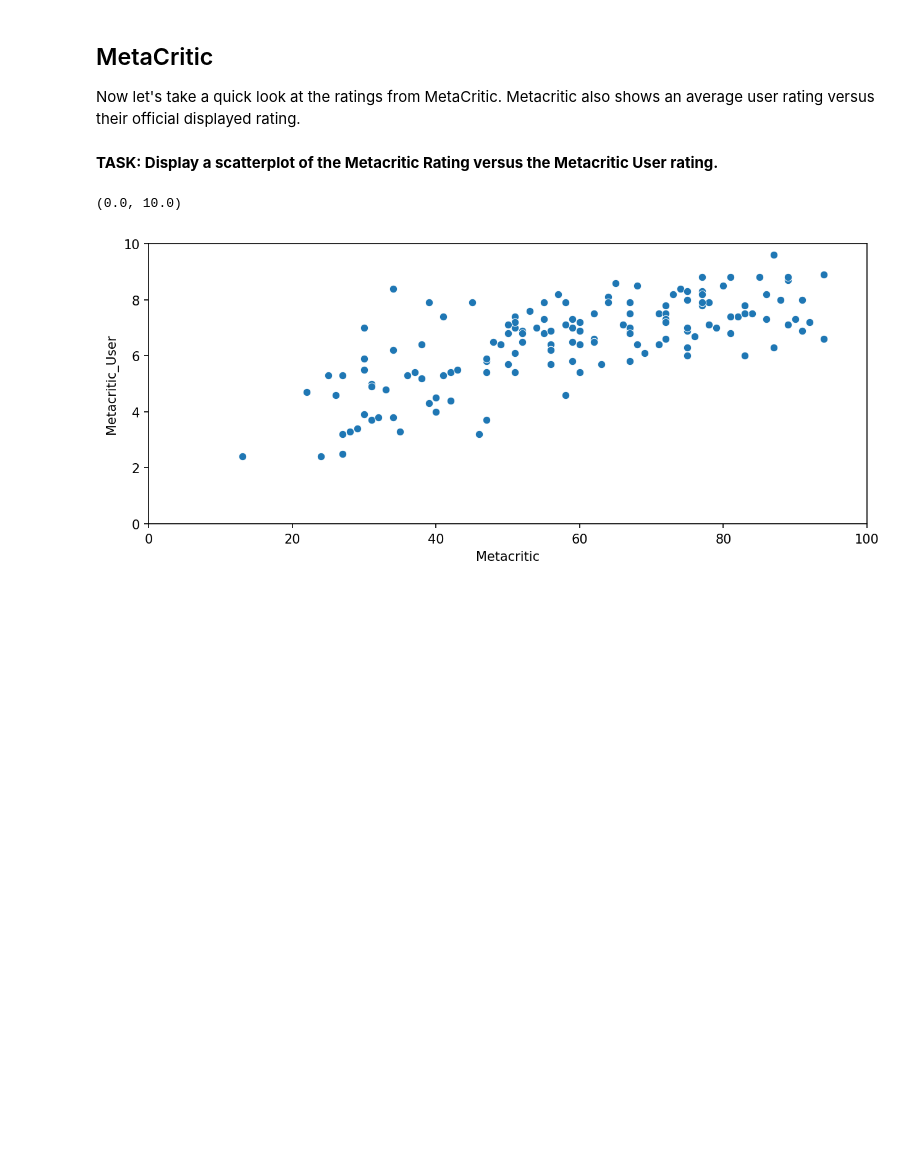
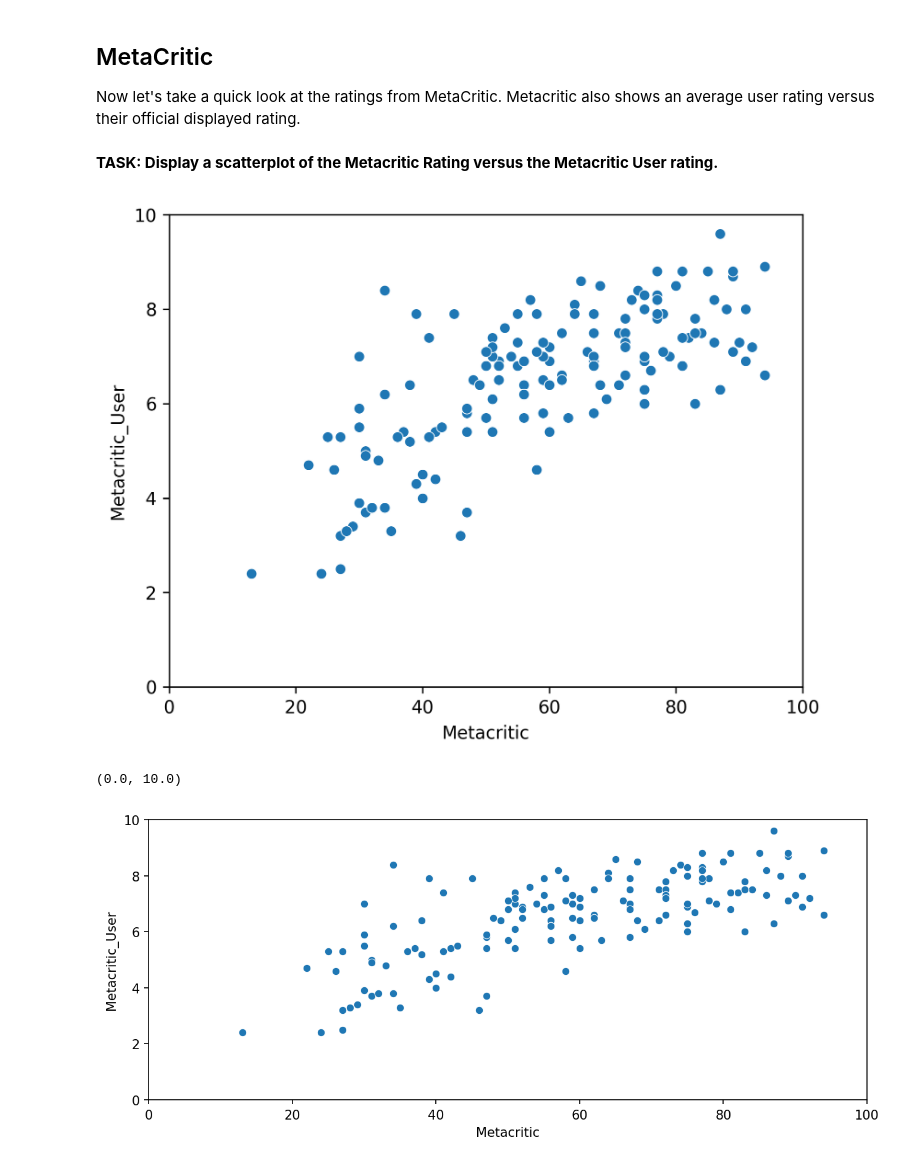
Before and after one commit to SarahPendhari/Python-, a Jupyter notebook: Capstone 1 - Project/Capstone 1/00-Capstone-Project.ipynb, the cells around one changed output. Drawn from its saved outputs; the diff is of its cells as text; code cells hidden in the pictures; blank space fills up the shorter version.

```diff
--- a/Capstone 1 - Project/Capstone 1/00-Capstone-Project.ipynb
+++ b/Capstone 1 - Project/Capstone 1/00-Capstone-Project.ipynb
@@ -532,3 +545,10 @@ Now let's take a quick look at the ratings from MetaCritic. Metacritic also show
+# %%
+plt.figure(dpi=300)
+sns.scatterplot(all_sites, x='Metacritic', y='Metacritic_User')
+plt.xlim(0,100)
+plt.ylim(0,10)
+# %% [output]
+[figure, added]
 # %%
 # %% [output]
 (0.0, 10.0)
```
Also changed, not shown: parts of 37 cells of this notebook.
